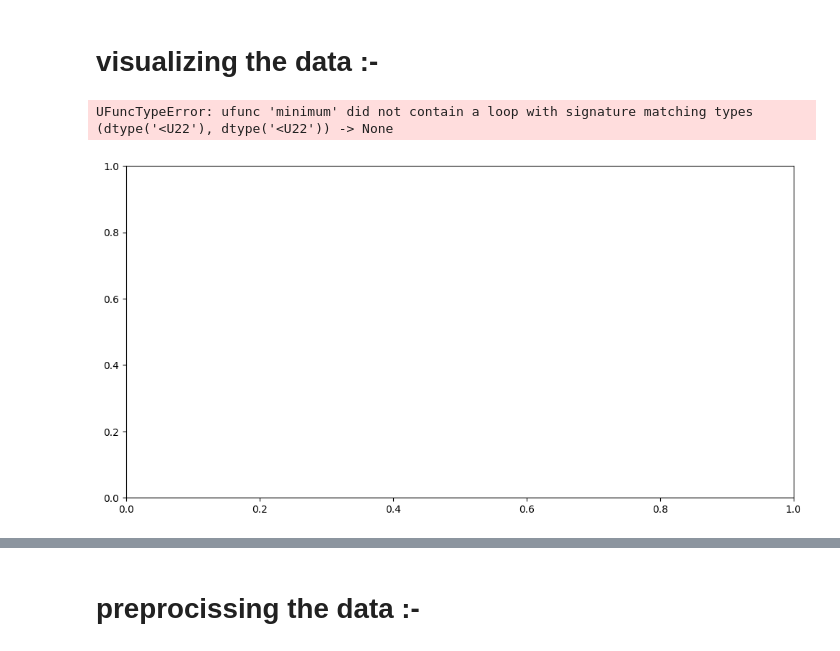
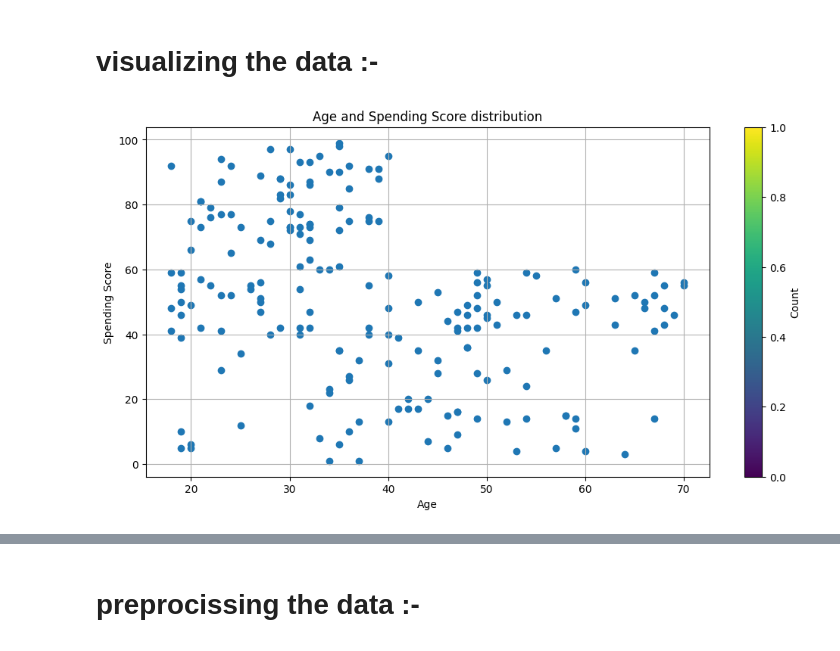
Before and after one commit to YamenRM/Mall-Customer-Segmentaion, a Jupyter notebook: Model.ipynb, the cells around one changed output, grey strips where cells are left out. Cells and saved outputs as stored; diff of their text form; code cells hidden in the pictures.

```diff
--- a/Model.ipynb
+++ b/Model.ipynb
@@ -100,13 +100,12 @@ df.head()
 # %%
 # Age and Spending Score distribution
 plt.figure(figsize=(12, 6))
-plt.hist2d(df['Age'], df['Spending Score (1-100)'], bins=30, cmap='Blues')
+plt.scatter(df['Age'], df['Spending Score (1-100)'])
 plt.colorbar(label='Count')
 plt.title('Age and Spending Score distribution')
 plt.xlabel('Age')
 plt.ylabel('Spending Score')
 plt.grid(True)
 plt.show()
 # %% [output]
-UFuncTypeError: ufunc 'minimum' did not contain a loop with signature matching types (dtype('<U22'), dtype('<U22')) -> None
-[figure, old version]
+[figure, new version]
```
Also changed, not shown: parts of 3 cells of this notebook.
